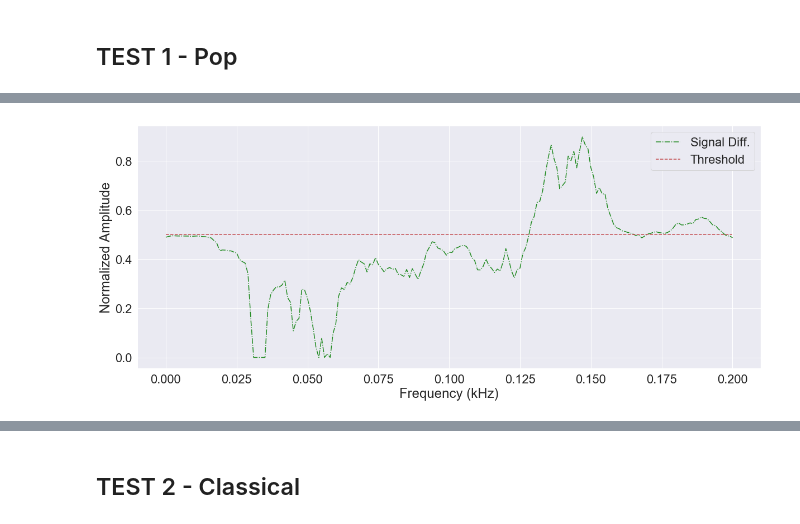
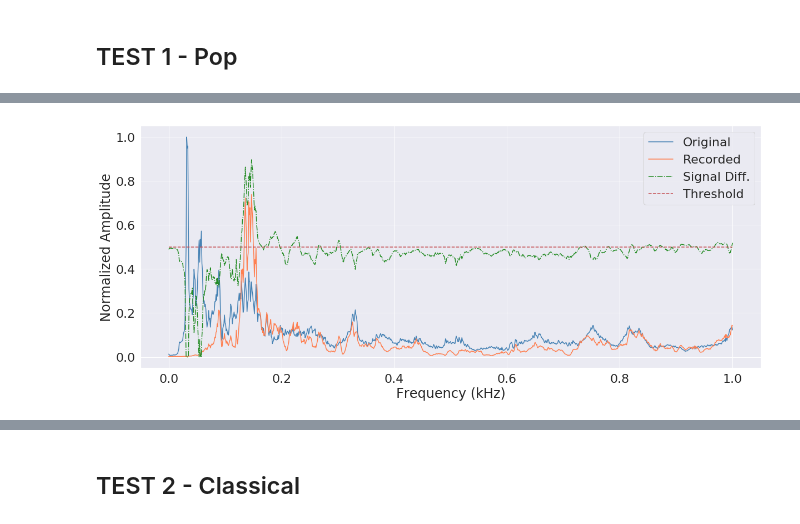
Before and after one commit to QED0711/ds_practice, a Jupyter notebook: librosa/AudioPlot.ipynb, the cells around one changed output, grey strips where cells are left out. Saved outputs shown, nothing was run; the diff lists cells and outputs as text; code cells hidden in the pictures.

```diff
--- a/librosa/AudioPlot.ipynb
+++ b/librosa/AudioPlot.ipynb
@@ -33,11 +39,11 @@ sc = SignalCompare(original, recorded)
 # %%
 sc.plot_spectrum_group(
-    spec_1=False,
-    spec_2=False,
-    frange=(0,200),
+#     spec_1=False,
+#     spec_2=False,
+    frange=(0,1000),
     ratio=True,
     threshold=True,
     legend=["Original", "Recorded", "Signal Diff.", "Threshold"]
 )
 # %% [output]
-[figure, old version]
+[figure, new version]
```
Also changed, not shown: parts of 13 cells of this notebook, 2 other files.
